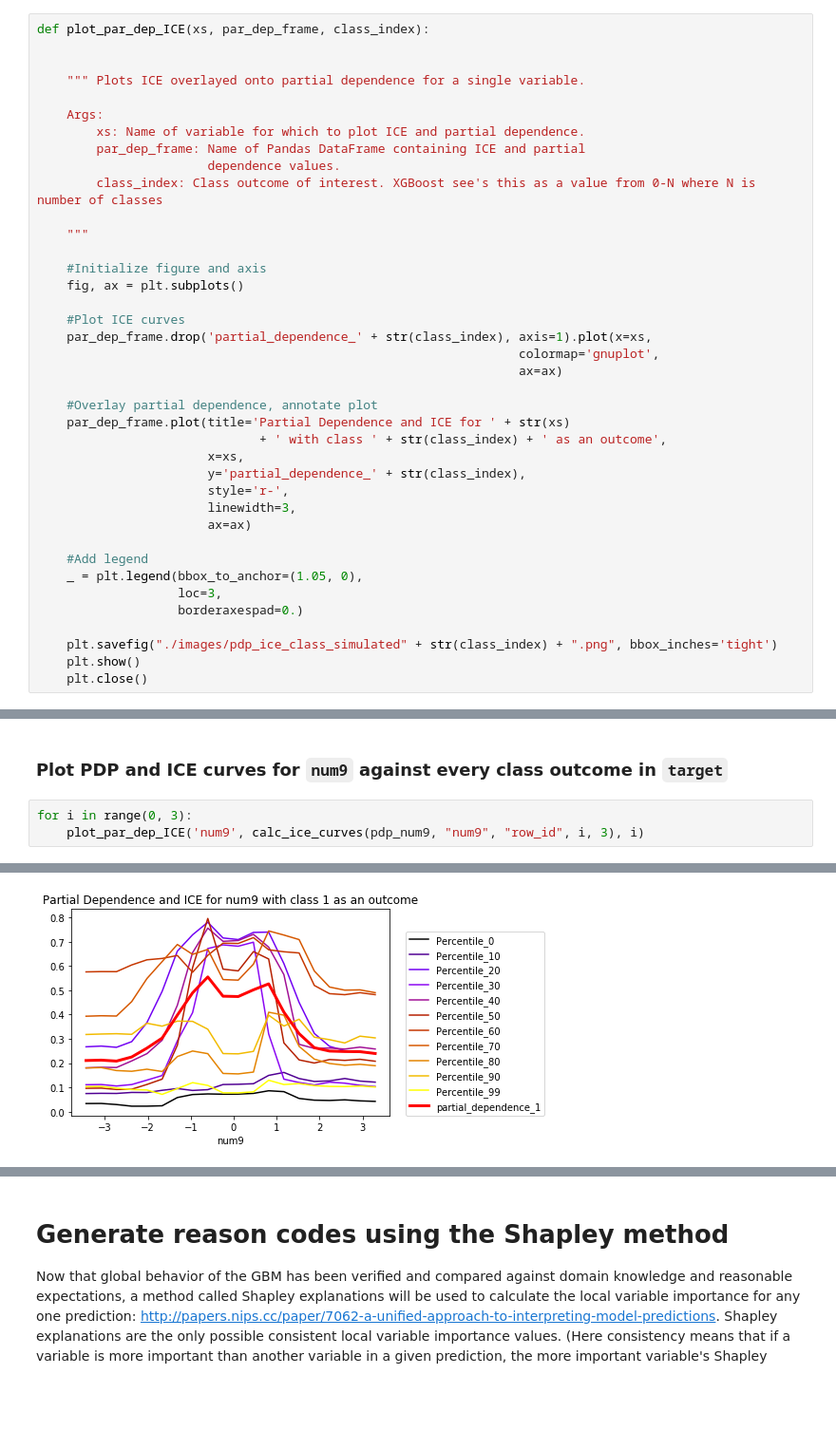
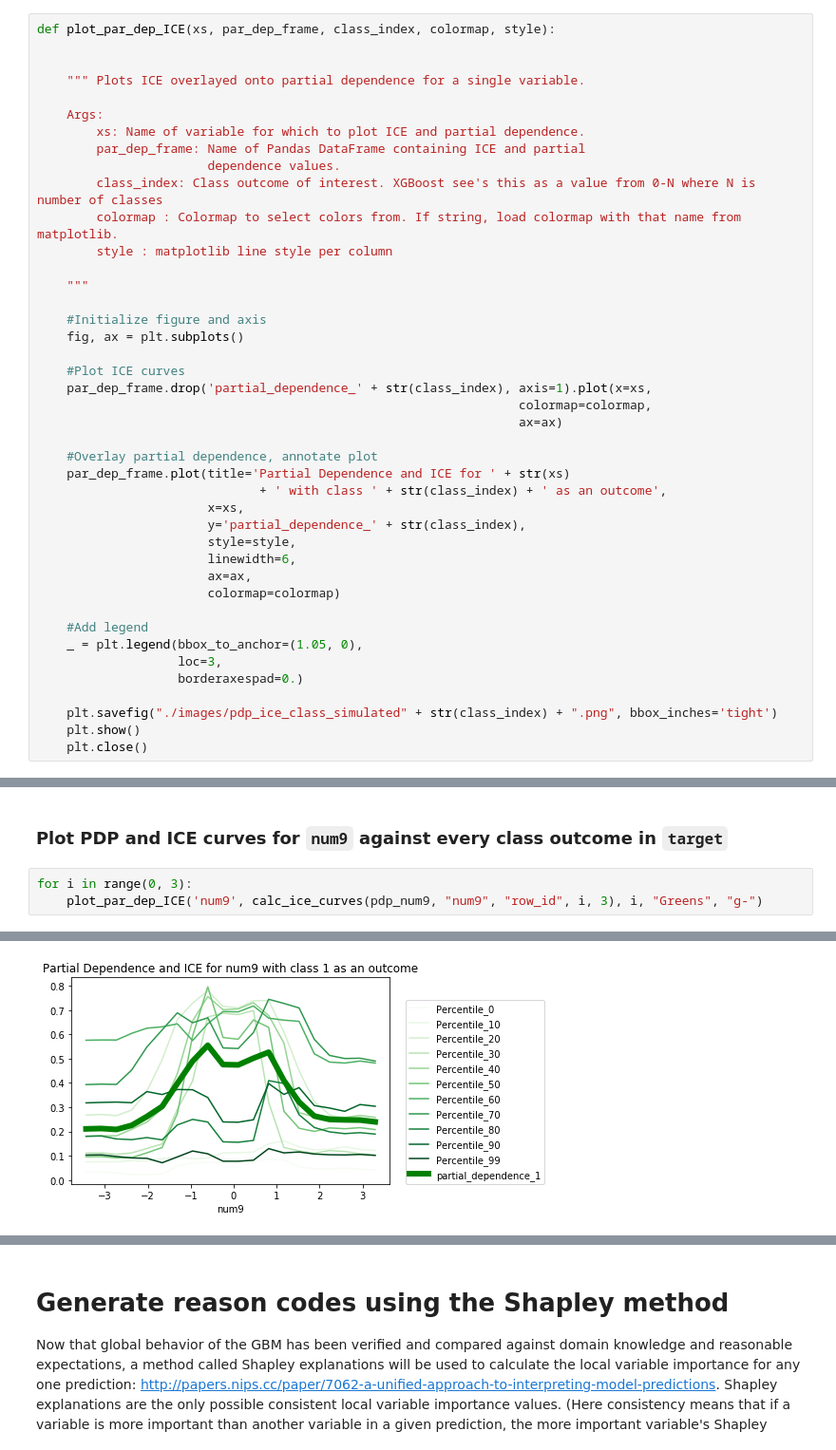
Before and after one commit to navdeep-G/interpretable-ml, a Jupyter notebook: notebooks/simulated/multinomial/xgb_simulated_multinomial_shap_pdp_ice.ipynb, the cells around one changed output, grey strips where cells are left out. Shown at 95% size. Saved outputs shown, nothing was run; the diff lists cells and outputs as text; blank space fills up the shorter version.

Commit message:
Update color gradients for PDP plot. Make PDP line thicker for ICE/PDP plots

```diff
--- a/notebooks/simulated/multinomial/xgb_simulated_multinomial_shap_pdp_ice.ipynb
+++ b/notebooks/simulated/multinomial/xgb_simulated_multinomial_shap_pdp_ice.ipynb
@@ -554,7 +554,7 @@ pdp_num9_class_zero.head()
 # %% [markdown]
 # Plotting partial dependence and ICE for particular `target` outcome
 # %%
-def plot_par_dep_ICE(xs, par_dep_frame, class_index):
+def plot_par_dep_ICE(xs, par_dep_frame, class_index, colormap, style):
 
 
     """ Plots ICE overlayed onto partial dependence for a single variable.
@@ -564,6 +564,8 @@ def plot_par_dep_ICE(xs, par_dep_frame, class_index):
         par_dep_frame: Name of Pandas DataFrame containing ICE and partial
                        dependence values.
         class_index: Class outcome of interest. XGBoost see's this as a value from 0-N where N is number of classes
+        colormap : Colormap to select colors from. If string, load colormap with that name from matplotlib.
+        style : matplotlib line style per column
 
     """
 
@@ -572,7 +574,7 @@ def plot_par_dep_ICE(xs, par_dep_frame, class_index):
 
     #Plot ICE curves
     par_dep_frame.drop('partial_dependence_' + str(class_index), axis=1).plot(x=xs,
-                                                                 colormap='gnuplot',
+                                                                 colormap=colormap,
                                                                  ax=ax)
 
     #Overlay partial dependence, annotate plot
@@ -580,9 +582,10 @@ def plot_par_dep_ICE(xs, par_dep_frame, class_index):
                               + ' with class ' + str(class_index) + ' as an outcome',
                        x=xs,
                        y='partial_dependence_' + str(class_index),
-                       style='r-',
-                       linewidth=3,
-                       ax=ax)
+                       style=style,
+                       linewidth=6,
+                       ax=ax,
+                       colormap=colormap)
 
     #Add legend
     _ = plt.legend(bbox_to_anchor=(1.05, 0),
@@ -602,5 +605,5 @@ plot_par_dep_ICE('num9', pdp_num9_class_zero, 0)
 ### Plot PDP and ICE curves for `num9` against every class outcome in `target`
 # %%
 for i in range(0, 3):
-    plot_par_dep_ICE('num9', calc_ice_curves(pdp_num9, "num9", "row_id", i, 3), i)
+    plot_par_dep_ICE('num9', calc_ice_curves(pdp_num9, "num9", "row_id", i, 3), i, "Greens", "g-")
 # %% [output]
@@ -608 +611 @@ for i in range(0, 3):
-[figure, old version]
+[figure, new version]
```
Also changed, not shown: parts of 3 cells of this notebook, 3 other files.
